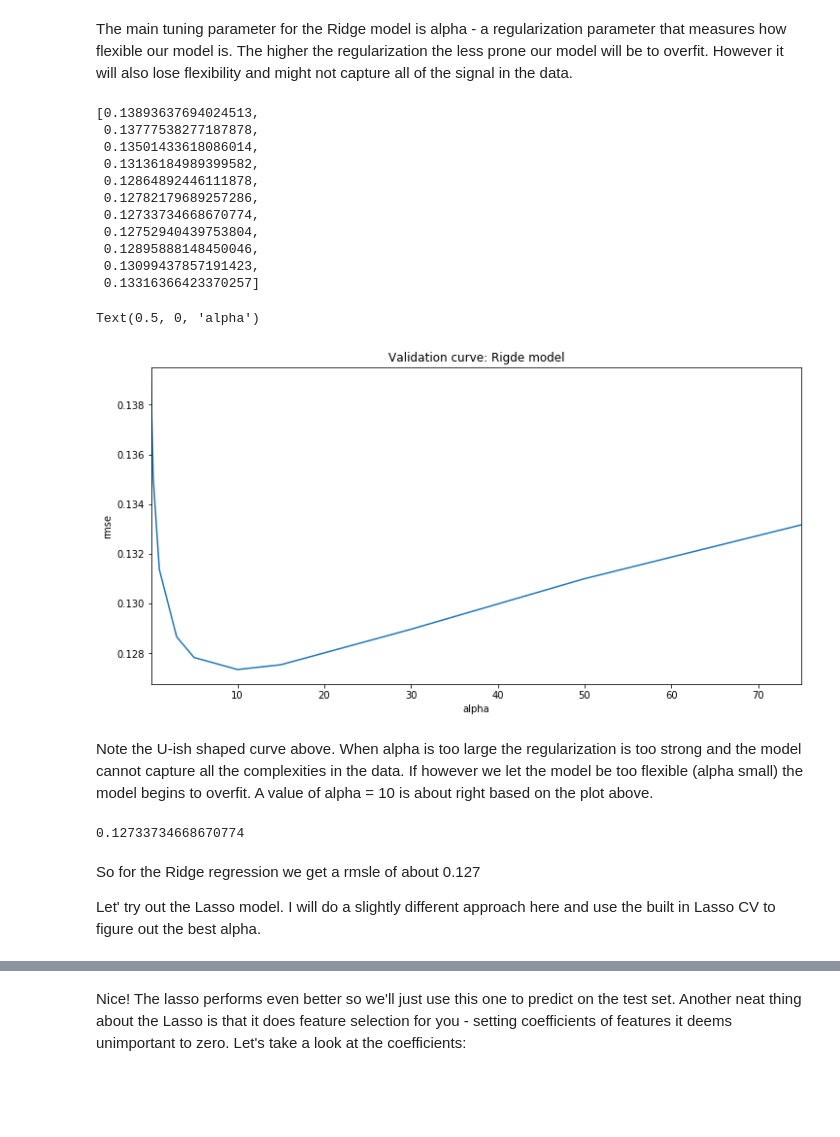
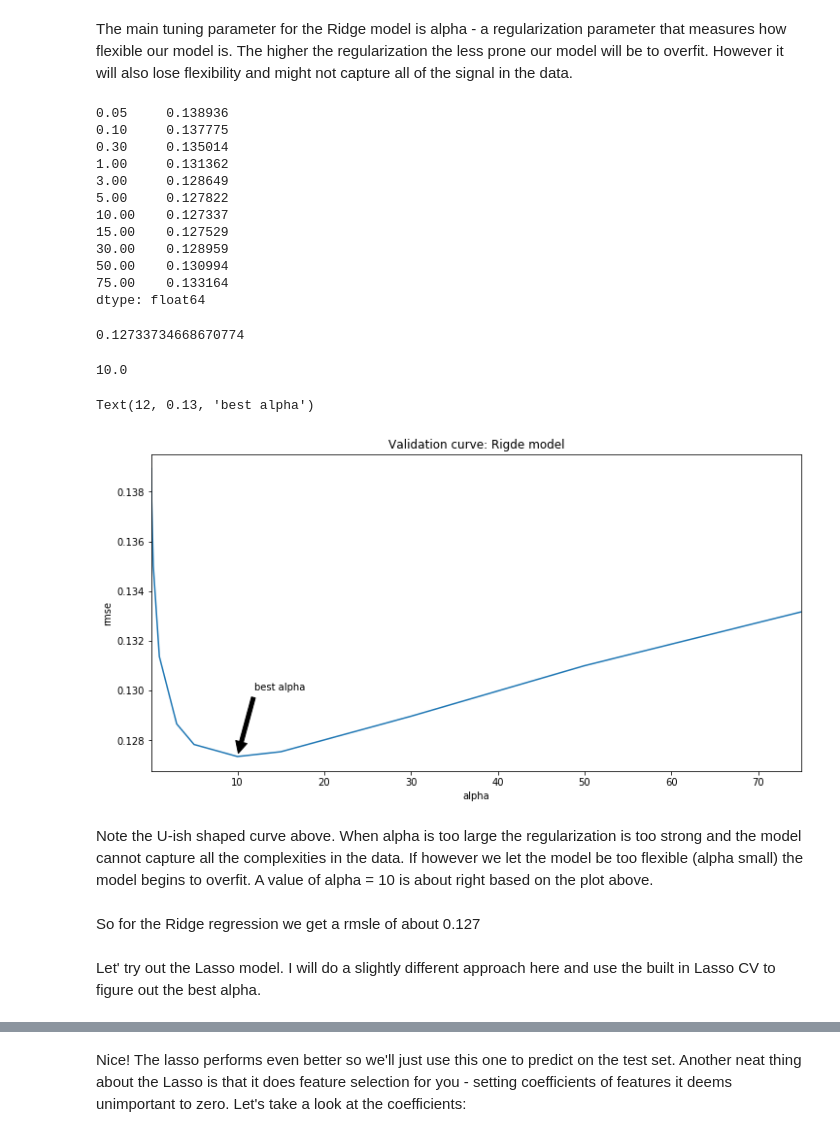
Before and after one commit to JK558/house-price-prediction, a Jupyter notebook: house_price_JK.ipynb, the cells around one changed output, grey strips where cells are left out. Saved outputs shown, nothing was run; the diff lists cells and outputs as text; code cells hidden in the pictures; blank space fills up the shorter version.

```diff
--- a/house_price_JK.ipynb
+++ b/house_price_JK.ipynb
@@ -373,16 +373,12 @@ y_train.shape
 
 Now we are going to use regularized linear regression models from the scikit learn module. I'm going to try both l_1(Lasso) and l_2(Ridge) regularization. I'll also define a function that returns the cross-validation rmse error so we can evaluate our models and pick the best tuning hyperparameters
 # %%
-def rmse_cv(model):
-    rmse= np.sqrt(-cross_val_score(model, X_train, y_train, scoring="neg_mean_squared_error", cv = 5))
+#Validation function with random shuffle
+n_folds = 5
+def rmsle_cv(model):
+    kf = KFold(n_folds, shuffle=True, random_state=42).get_n_splits(X_train)
+    rmse= np.sqrt(-cross_val_score(model, X_train, y_train, scoring="neg_mean_squared_error", cv = kf))
     return(rmse)
-# %%
-#Validation function with random shuffle
-n_folds = 5
-def rmsle_cv(model):
-    kf = KFold(n_folds, shuffle=True, random_state=42).get_n_splits(X_train)
-    rmse= np.sqrt(-cross_val_score(model, X_train, y, scoring="neg_mean_squared_error", cv = kf))
-    return(rmse)
 # %%
 model_ridge = Ridge()
 # %%
@@ -394,39 +390,49 @@ Ridge(alpha=1.0, copy_X=True, fit_intercept=True, max_iter=None,
 The main tuning parameter for the Ridge model is alpha - a regularization parameter that measures how flexible our model is. The higher the regularization the less prone our model will be to overfit. However it will also lose flexibility and might not capture all of the signal in the data.
 # %%
 alphas = [0.05, 0.1, 0.3, 1, 3, 5, 10, 15, 30, 50, 75]
-cv_ridge = [rmse_cv(Ridge(alpha = alpha)).mean()
+cv_ridge = [rmsle_cv(Ridge(alpha = alpha)).mean()
             for alpha in alphas]
+cv_ridge = pd.Series(cv_ridge, index = alphas)
 # %%
 cv_ridge
 # %% [output]
-[0.13893637694024513,
- 0.13777538277187878,
- 0.13501433618086014,
- 0.13136184989399582,
- 0.12864892446111878,
- 0.12782179689257286,
- 0.12733734668670774,
- 0.12752940439753804,
- 0.12895888148450046,
- 0.13099437857191423,
- 0.13316366423370257]
+0.05     0.138936
+0.10     0.137775
+0.30     0.135014
+1.00     0.131362
+3.00     0.128649
+5.00     0.127822
+10.00    0.127337
+15.00    0.127529
+30.00    0.128959
+50.00    0.130994
+75.00    0.133164
+dtype: float64
-# %%
-cv_ridge = pd.Series(cv_ridge, index = alphas)
-cv_ridge.plot(title = "Validation curve: Rigde model")
-
-plt.ylabel("rmse")
-plt.xlabel("alpha")
-# %% [output]
-Text(0.5, 0, 'alpha')
-[figure, removed]
+# %%
+cv_ridge.min()
+# %% [output]
+0.12733734668670774
+# %%
+cv_ridge.idxmin()
+# %% [output]
+10.0
+# %%
+matplotlib.rcParams['figure.figsize'] = (12.0, 6.0)
+cv_ridge = pd.Series(cv_ridge, index = alphas)
+ax = cv_ridge.plot(title = "Validation curve: Rigde model")
+ax.set(xlabel='alpha', ylabel='rmse',
+       title="Validation curve: Rigde model");
+# style = dict(size=10, color='gray')
+# ax.text(10, cv_ridge[10]-0.0005, "best alpha",ha='center', **style)
+ax.annotate('best alpha', xy=(cv_ridge.idxmin(), cv_ridge.min()), xytext=(12, 0.13),
+            arrowprops=dict(facecolor='black', shrink=0.05))
+# %% [output]
+Text(12, 0.13, 'best alpha')
+[figure, added]
 # %% [markdown]
 Note the U-ish shaped curve above. When alpha is too large the regularization is too strong and the model cannot capture all the complexities in the data. If however we let the model be too flexible (alpha small) the model begins to overfit. A value of alpha = 10 is about right based on the plot above.
-# %%
-cv_ridge.min()
-# %% [output]
-0.12733734668670774
+# %% [markdown]
+So for the Ridge regression we get a rmsle of about 0.127
 # %% [markdown]
-So for the Ridge regression we get a rmsle of about 0.127
-
 Let' try out the Lasso model. I will do a slightly different approach here and use the built in Lasso CV to figure out the best alpha.
 # %%
```
Also changed, not shown: parts of 73 cells of this notebook.
